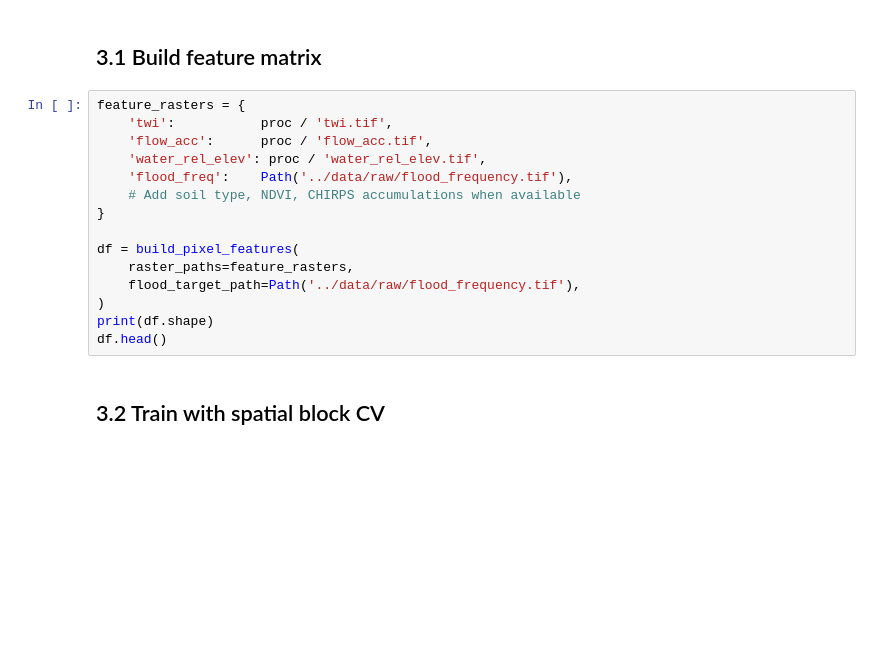
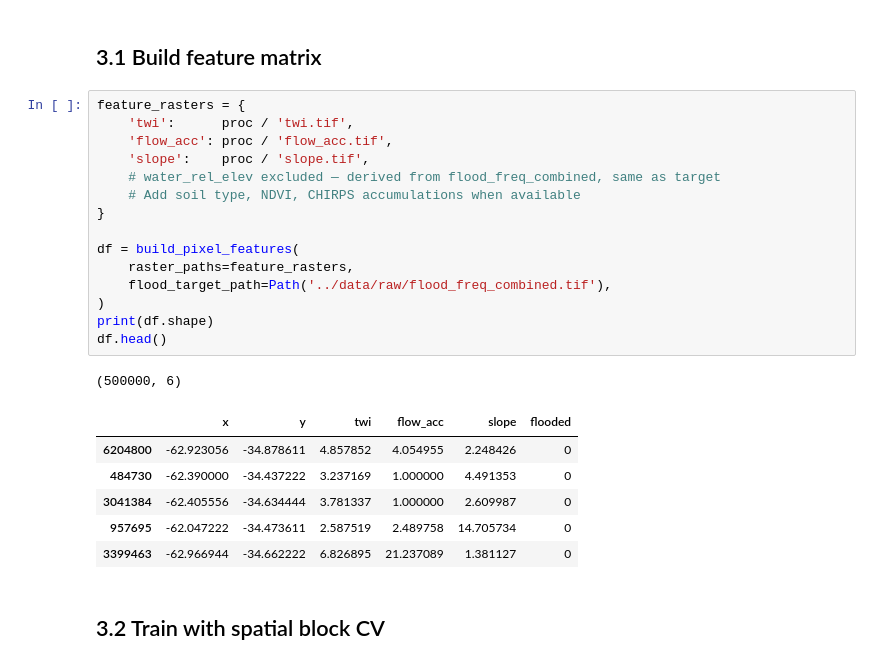
Before and after one commit to robert-wtz/Farm-Flood, a Jupyter notebook: notebooks/03_ml_model.ipynb, the cells around one changed output. Drawn from its saved outputs; the diff is of its cells as text; blank space fills up the shorter version.

```diff
--- a/notebooks/03_ml_model.ipynb
+++ b/notebooks/03_ml_model.ipynb
@@ -18,19 +18,27 @@ outputs.mkdir(exist_ok=True)
 ## 3.1 Build feature matrix
 # %%
 feature_rasters = {
-    'twi':           proc / 'twi.tif',
-    'flow_acc':      proc / 'flow_acc.tif',
-    'water_rel_elev': proc / 'water_rel_elev.tif',
-    'flood_freq':    Path('../data/raw/flood_frequency.tif'),
+    'twi':      proc / 'twi.tif',
+    'flow_acc': proc / 'flow_acc.tif',
+    'slope':    proc / 'slope.tif',
+    # water_rel_elev excluded — derived from flood_freq_combined, same as target
     # Add soil type, NDVI, CHIRPS accumulations when available
 }
 
 df = build_pixel_features(
     raster_paths=feature_rasters,
-    flood_target_path=Path('../data/raw/flood_frequency.tif'),
+    flood_target_path=Path('../data/raw/flood_freq_combined.tif'),
 )
 print(df.shape)
 df.head()
+# %% [output]
+(500000, 6)
+|  | x | y | twi | flow_acc | slope | flooded |
+| 6204800 | -62.923056 | -34.878611 | 4.857852 | 4.054955 | 2.248426 | 0 |
+| 484730 | -62.390000 | -34.437222 | 3.237169 | 1.000000 | 4.491353 | 0 |
+| 3041384 | -62.405556 | -34.634444 | 3.781337 | 1.000000 | 2.609987 | 0 |
+| 957695 | -62.047222 | -34.473611 | 2.587519 | 2.489758 | 14.705734 | 0 |
+| 3399463 | -62.966944 | -34.662222 | 6.826895 | 21.237089 | 1.381127 | 0 |
 # %% [markdown]
 ## 3.2 Train with spatial block CV
 # %%
```
Also changed, not shown: parts of 3 cells of this notebook, 13 other files.
